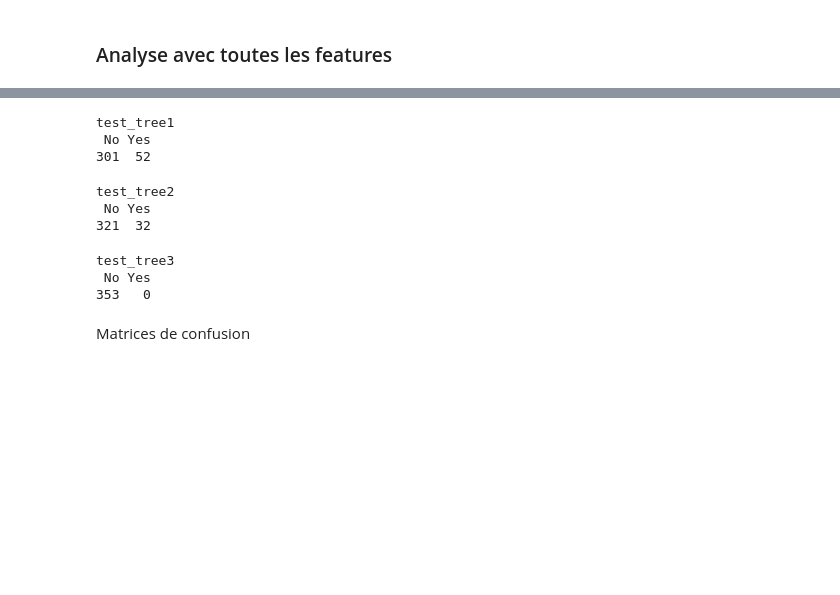
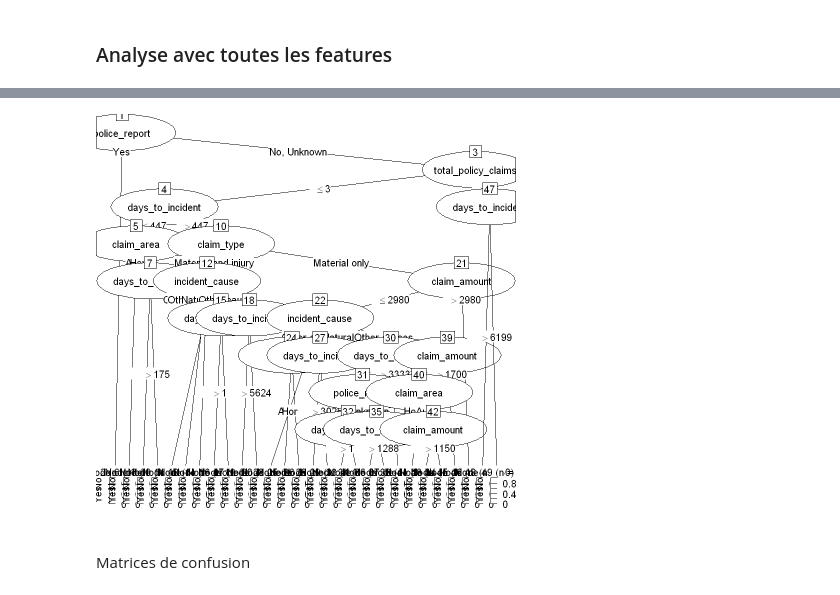
Before and after one commit to MaxGomas/mlanalyse, a Jupyter notebook: main.ipynb, the cells around one changed output, grey strips where cells are left out. Drawn from its saved outputs; the diff is of its cells as text; code cells hidden in the pictures; blank space fills up the shorter version.

```diff
--- a/main.ipynb
+++ b/main.ipynb
@@ -255,0 +252,18 @@ fraudes_ET <- fraudes[730:1082,-1]
+# %%
+featuresPertinentes <- c('age', 'claim_amount', 'days_to_incident', 'incident_cause', 'police_report', 'claim_type', 'total_policy_claims', 'fraudulent')
+
+t <- nrow(fraudes)/3*2
+max <- nrow(fraudes)
+
+# (2/3) apprentissage
+fraudes_EA <- fraudes[1:t,-c(1,2)]
+# seulement pertinentes
+fraudes_EA_P <- fraudes[1:t, featuresPertinentes]
+
+# (1/3) test
+fraudes_ET <- fraudes[t:max,-c(1,2)]
+# Seulement pertinentes
+fraudes_ET_P <- fraudes[t:max, featuresPertinentes]
+
+table(fraudes_EA$fraudulent)
+table(fraudes_ET$fraudulent)
@@ -273,20 +332,11 @@ text(tree1, pretty=0)
+# %%
+plot(tree2)
+# %% [output]
+[figure, added]
 # %%
 test_tree1 <- predict(tree1, fraudes_ET, type="class")
-table(test_tree1)
 test_tree2 <- predict(tree2, fraudes_ET, type="class")
-table(test_tree2)
 test_tree3 <- predict(tree3, fraudes_ET, type="class")
-table(test_tree3)
-# %% [output]
-test_tree1
- No Yes
-301  52
-test_tree2
- No Yes
-321  32
-test_tree3
- No Yes
-353   0
 # %% [markdown]
 Matrices de confusion
 # %%
```
Also changed, not shown: parts of 34 cells of this notebook, 1 other file.
